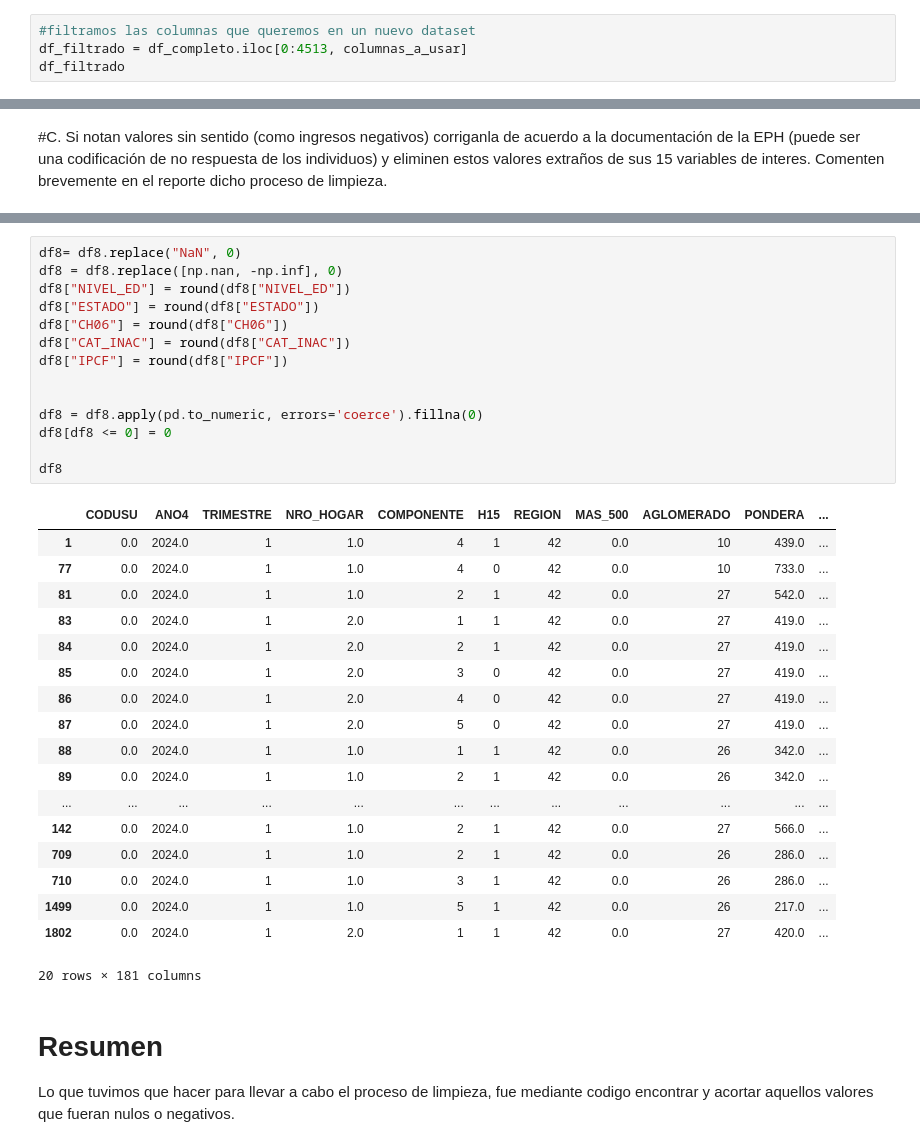
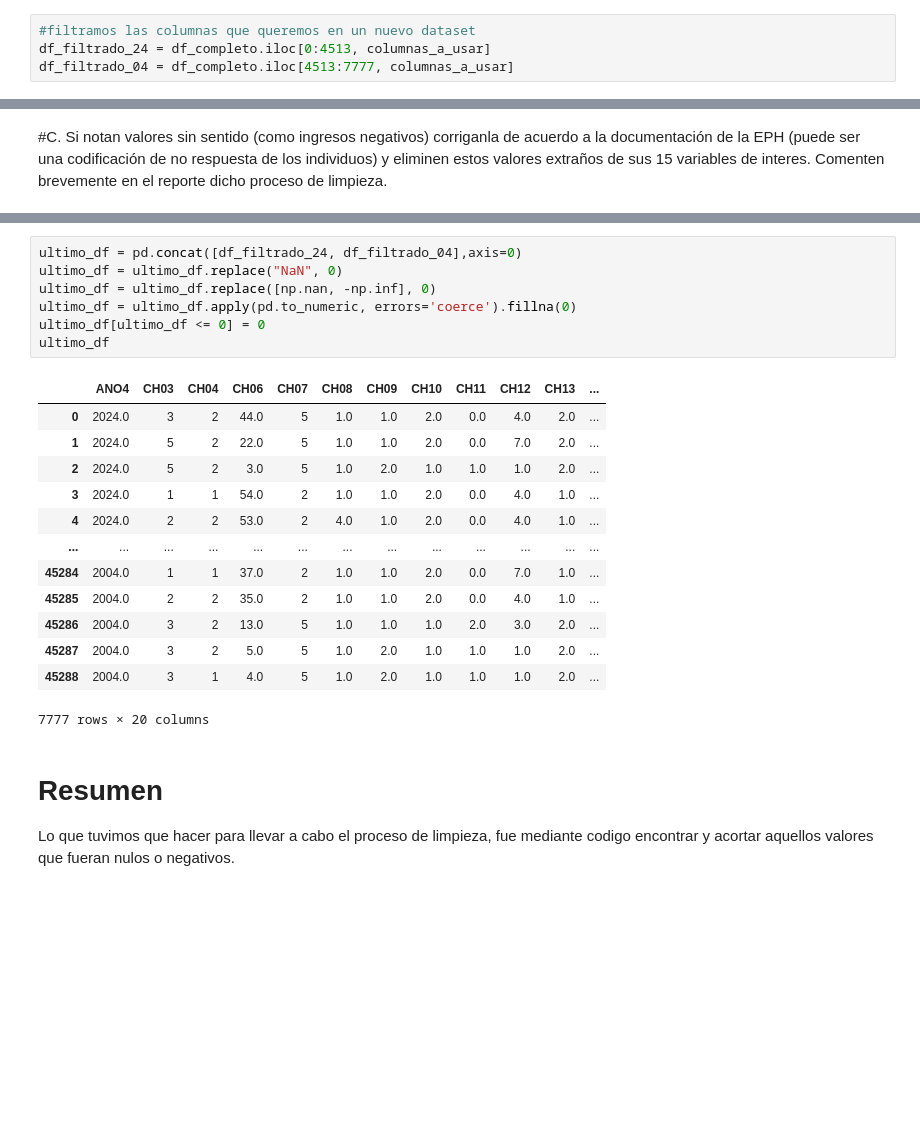
Before and after one commit to RoccoGabrielPimenta/BigDataUBA-Grupo22, a Jupyter notebook: TP 2/Big_Data_TP2_Grupo22.ipynb, the cells around one changed output, grey strips where cells are left out. Saved outputs shown, nothing was run; the diff lists cells and outputs as text; blank space fills up the shorter version.

```diff
--- a/TP 2/Big_Data_TP2_Grupo22.ipynb
+++ b/TP 2/Big_Data_TP2_Grupo22.ipynb
@@ -162,4 +136,4 @@ La columna con más valores nulos es 'PP09A_ESP' con 46035 nulos.
 # %%
 #filtramos las columnas que queremos en un nuevo dataset
-df_filtrado = df_completo.iloc[0:4513, columnas_a_usar]
-df_filtrado
+df_filtrado_24 = df_completo.iloc[0:4513, columnas_a_usar]
+df_filtrado_04 = df_completo.iloc[4513:7777, columnas_a_usar]
@@ -394,36 +250,24 @@ df_filtrado
-# %%
-df8= df8.replace("NaN", 0)
-df8 = df8.replace([np.nan, -np.inf], 0)
-df8["NIVEL_ED"] = round(df8["NIVEL_ED"])
-df8["ESTADO"] = round(df8["ESTADO"])
-df8["CH06"] = round(df8["CH06"])
-df8["CAT_INAC"] = round(df8["CAT_INAC"])
-df8["IPCF"] = round(df8["IPCF"])
-
-
-df8 = df8.apply(pd.to_numeric, errors='coerce').fillna(0)
-df8[df8 <= 0] = 0
-
-df8
-# %% [output]
-|  | CODUSU | ANO4 | TRIMESTRE | NRO_HOGAR | COMPONENTE | H15 | REGION | MAS_500 | AGLOMERADO | PONDERA | ... |
-| 1 | 0.0 | 2024.0 | 1 | 1.0 | 4 | 1 | 42 | 0.0 | 10 | 439.0 | ... |
-| 77 | 0.0 | 2024.0 | 1 | 1.0 | 4 | 0 | 42 | 0.0 | 10 | 733.0 | ... |
-| 81 | 0.0 | 2024.0 | 1 | 1.0 | 2 | 1 | 42 | 0.0 | 27 | 542.0 | ... |
-| 83 | 0.0 | 2024.0 | 1 | 2.0 | 1 | 1 | 42 | 0.0 | 27 | 419.0 | ... |
-| 84 | 0.0 | 2024.0 | 1 | 2.0 | 2 | 1 | 42 | 0.0 | 27 | 419.0 | ... |
-| 85 | 0.0 | 2024.0 | 1 | 2.0 | 3 | 0 | 42 | 0.0 | 27 | 419.0 | ... |
-| 86 | 0.0 | 2024.0 | 1 | 2.0 | 4 | 0 | 42 | 0.0 | 27 | 419.0 | ... |
-| 87 | 0.0 | 2024.0 | 1 | 2.0 | 5 | 0 | 42 | 0.0 | 27 | 419.0 | ... |
-| 88 | 0.0 | 2024.0 | 1 | 1.0 | 1 | 1 | 42 | 0.0 | 26 | 342.0 | ... |
-| 89 | 0.0 | 2024.0 | 1 | 1.0 | 2 | 1 | 42 | 0.0 | 26 | 342.0 | ... |
-| ... | ... | ... | ... | ... | ... | ... | ... | ... | ... | ... | ... |
-| 142 | 0.0 | 2024.0 | 1 | 1.0 | 2 | 1 | 42 | 0.0 | 27 | 566.0 | ... |
-| 709 | 0.0 | 2024.0 | 1 | 1.0 | 2 | 1 | 42 | 0.0 | 26 | 286.0 | ... |
-| 710 | 0.0 | 2024.0 | 1 | 1.0 | 3 | 1 | 42 | 0.0 | 26 | 286.0 | ... |
-| 1499 | 0.0 | 2024.0 | 1 | 1.0 | 5 | 1 | 42 | 0.0 | 26 | 217.0 | ... |
-| 1802 | 0.0 | 2024.0 | 1 | 2.0 | 1 | 1 | 42 | 0.0 | 27 | 420.0 | ... |
-20 rows × 181 columns
+# %%
+ultimo_df = pd.concat([df_filtrado_24, df_filtrado_04],axis=0)
+ultimo_df = ultimo_df.replace("NaN", 0)
+ultimo_df = ultimo_df.replace([np.nan, -np.inf], 0)
+ultimo_df = ultimo_df.apply(pd.to_numeric, errors='coerce').fillna(0)
+ultimo_df[ultimo_df <= 0] = 0
+ultimo_df
+# %% [output]
+|  | ANO4 | CH03 | CH04 | CH06 | CH07 | CH08 | CH09 | CH10 | CH11 | CH12 | CH13 | ... |
+| 0 | 2024.0 | 3 | 2 | 44.0 | 5 | 1.0 | 1.0 | 2.0 | 0.0 | 4.0 | 2.0 | ... |
+| 1 | 2024.0 | 5 | 2 | 22.0 | 5 | 1.0 | 1.0 | 2.0 | 0.0 | 7.0 | 2.0 | ... |
+| 2 | 2024.0 | 5 | 2 | 3.0 | 5 | 1.0 | 2.0 | 1.0 | 1.0 | 1.0 | 2.0 | ... |
+| 3 | 2024.0 | 1 | 1 | 54.0 | 2 | 1.0 | 1.0 | 2.0 | 0.0 | 4.0 | 1.0 | ... |
+| 4 | 2024.0 | 2 | 2 | 53.0 | 2 | 4.0 | 1.0 | 2.0 | 0.0 | 4.0 | 1.0 | ... |
+| ... | ... | ... | ... | ... | ... | ... | ... | ... | ... | ... | ... | ... |
+| 45284 | 2004.0 | 1 | 1 | 37.0 | 2 | 1.0 | 1.0 | 2.0 | 0.0 | 7.0 | 1.0 | ... |
+| 45285 | 2004.0 | 2 | 2 | 35.0 | 2 | 1.0 | 1.0 | 2.0 | 0.0 | 4.0 | 1.0 | ... |
+| 45286 | 2004.0 | 3 | 2 | 13.0 | 5 | 1.0 | 1.0 | 1.0 | 2.0 | 3.0 | 2.0 | ... |
+| 45287 | 2004.0 | 3 | 2 | 5.0 | 5 | 1.0 | 2.0 | 1.0 | 1.0 | 1.0 | 2.0 | ... |
+| 45288 | 2004.0 | 3 | 1 | 4.0 | 5 | 1.0 | 2.0 | 1.0 | 1.0 | 1.0 | 2.0 | ... |
+7777 rows × 20 columns
 # %% [markdown]
 # Resumen
 Lo que tuvimos que hacer para llevar a cabo el proceso de limpieza, fue mediante codigo encontrar y acortar aquellos valores que fueran nulos o negativos.
```
Also changed, not shown: parts of 17 cells of this notebook, 1 other file.
